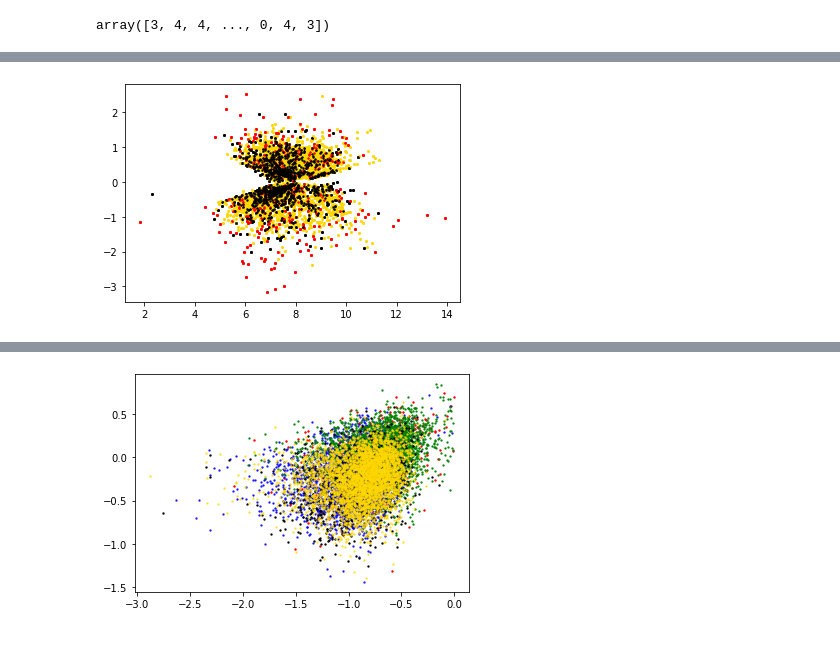
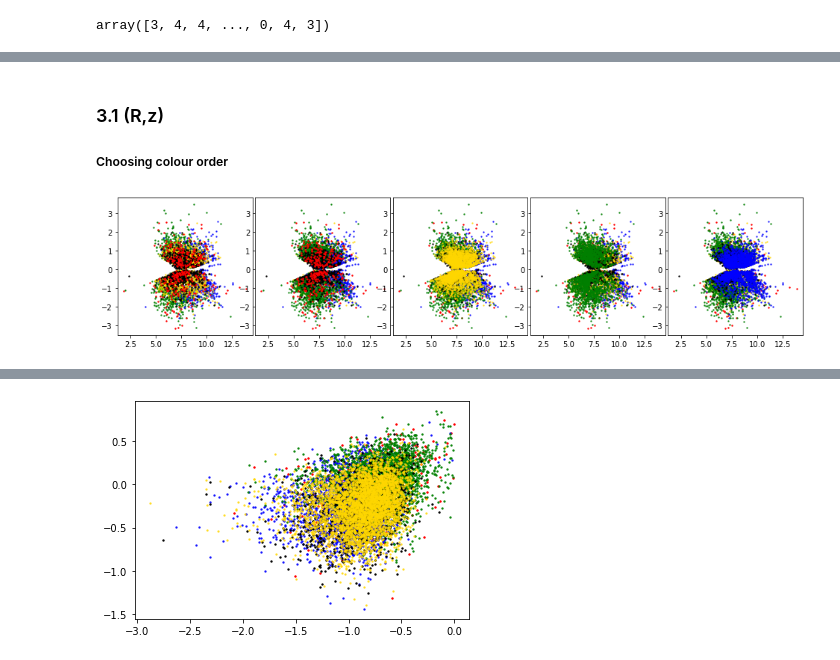
Before and after one commit to aleixcb/tfg_galah, a Jupyter notebook: py/XD aplicat a RC.ipynb, the cells around one changed output, grey strips where cells are left out. Cells and saved outputs as stored; diff of their text form; code cells hidden in the pictures.

```diff
--- a/py/XD aplicat a RC.ipynb
+++ b/py/XD aplicat a RC.ipynb
@@ -276,15 +271,56 @@ galah_rc.data.columns.names  #columnes de dades per cada estrella
+# %% [markdown]
+### 3.1 (R,z)
+##### Choosing colour order
 # %%
+'''fig = plt.figure(figsize=(15, 50))
+fig.subplots_adjust(left=0.1, right=0.95,
+                    bottom=0.1, top=0.95,
+                    wspace=0.02, hspace=0.02)
 from sympy.utilities.iterables import multiset_permutations
-index_list = np.array([0, 1, 2])
-for p in multiset_permutations(index_list):
-    for ii in p:
-        plt.scatter(galah_rc.data["R_Rzphi"][maxprob_per_star==ii], galah_rc.data["z_Rzphi"][maxprob_per_star==ii],
+index_list = np.array([1, 0, 4, 3, 2])
+i=0
+for p in multiset_permutations(index_list):  #p: una permutació
+    i += 1
+    print(i,p)
+    ax1 = fig.add_subplot(24,5,i)
+    for ii in p:         #cada index
+        ax1.scatter(galah_rc.data["R_Rzphi"][maxprob_per_star==ii], galah_rc.data["z_Rzphi"][maxprob_per_star==ii],
+                color=ck[ii], s=2, alpha=1-clf.alpha[ii])'''
+
+fig = plt.figure(figsize=(15, 3))
+fig.subplots_adjust(left=0.1, right=0.95,
+                    bottom=0.1, top=0.95,
+                    wspace=0.02, hspace=0.02)
+#ordre bo?: verd, blau, groc, negre, vermell
+for ii in [3,4,2,0,1]:        # o [1,4,3,2,0]
+    ax1 = fig.add_subplot(1,5,1)
+    ax1.scatter(galah_rc.data["R_Rzphi"][maxprob_per_star==ii], galah_rc.data["z_Rzphi"][maxprob_per_star==ii],
                 color=ck[ii], s=2, alpha=1-clf.alpha[ii])
-                #s: size,
+    '''         #   s: size,
                 #   alpha: transparència,
-                #   clf.alpha: pes
+                #   clf.alpha: pes,
+                #   com més pes, menys transparència
                 #   cada color és un cluster en principi '''
+for ii in [2,4,3,0,1]:
+    ax2 = fig.add_subplot(1,5,2)
+    ax2.scatter(galah_rc.data["R_Rzphi"][maxprob_per_star==ii], galah_rc.data["z_Rzphi"][maxprob_per_star==ii],
+                color=ck[ii], s=2, alpha=1-clf.alpha[ii])
 
-#Representació de (R,z):
+for ii in [1,4,3,0,2]:
+    ax3 = fig.add_subplot(1,5,3)
+    ax3.scatter(galah_rc.data["R_Rzphi"][maxprob_per_star==ii], galah_rc.data["z_Rzphi"][maxprob_per_star==ii],
+                color=ck[ii], s=2, alpha=1-clf.alpha[ii])
+
+for ii in [1,4,2,0,3]:
+    ax4 = fig.add_subplot(1,5,4)
+    ax4.scatter(galah_rc.data["R_Rzphi"][maxprob_per_star==ii], galah_rc.data["z_Rzphi"][maxprob_per_star==ii],
+                color=ck[ii], s=2, alpha=1-clf.alpha[ii])
+
+for ii in [1,2,3,0,4]:
+    ax5 = fig.add_subplot(1,5,5)
+    ax5.scatter(galah_rc.data["R_Rzphi"][maxprob_per_star==ii], galah_rc.data["z_Rzphi"][maxprob_per_star==ii],
+                color=ck[ii], s=2, alpha=1-clf.alpha[ii])
+
+#Representacions de (R,z):
 # %% [output]
-[figure, old version]
+[figure, new version]
```
Also changed, not shown: parts of 22 cells of this notebook.
